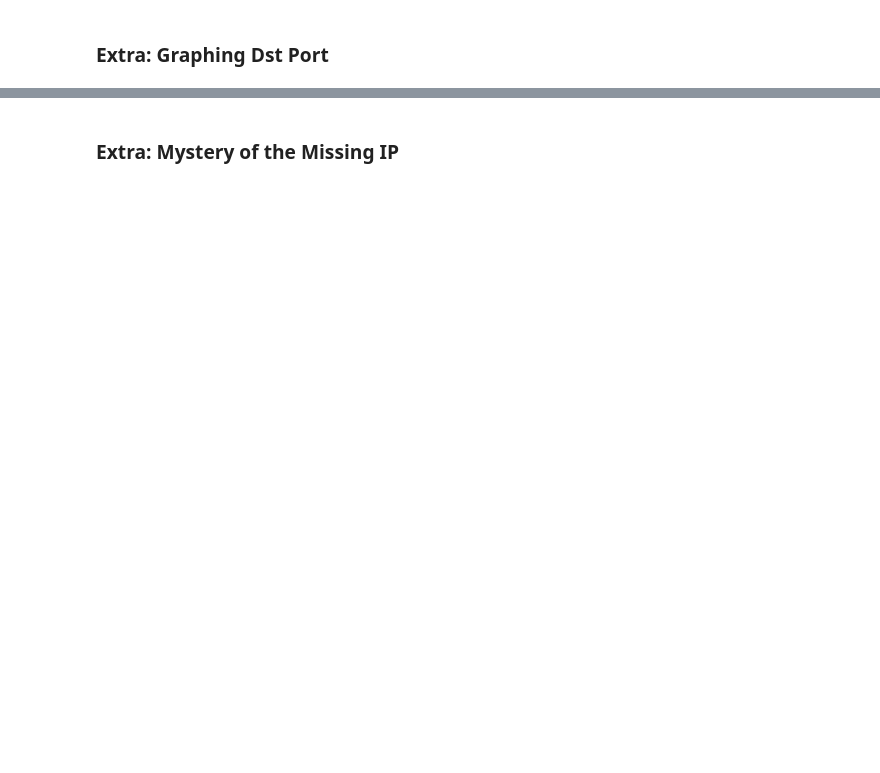
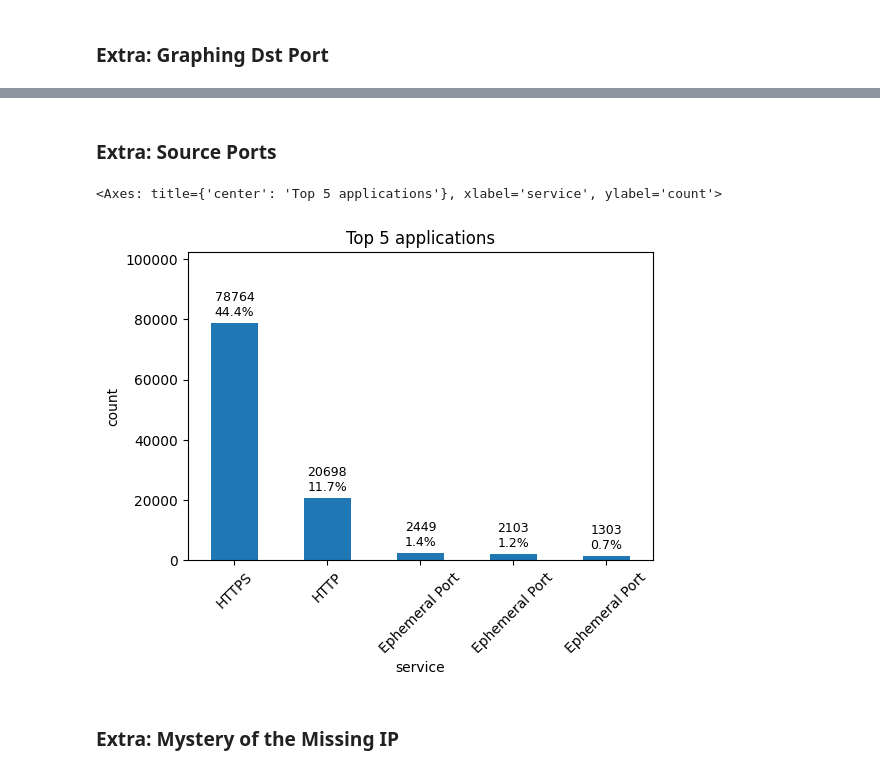
Before and after one commit to KyeYongChoo/SC2008-Computer-Networks-Lab-4, a Jupyter notebook: SCSA_ChooKyeYong.ipynb, the cells around one changed output, grey strips where cells are left out. Cells and saved outputs as stored; diff of their text form; code cells hidden in the pictures; blank space fills up the shorter version.

```diff
--- a/SCSA_ChooKyeYong.ipynb
+++ b/SCSA_ChooKyeYong.ipynb
@@ -349,3 +345,13 @@ draw_1_var_bar_chart("service", df=port_number_df, title = "Top 5 applications",
+# %% [markdown]
+### Extra: Source Ports
+# %%
+port_number_df = df_data_2["src_port"].value_counts().reset_index()
+port_number_df.index += 1
+port_number_df["service"] = pd.to_numeric(port_number_df["src_port"], errors="raise").map(PORT_APP_MAP).fillna("Ephemeral Port")
+draw_1_var_bar_chart("service", df=port_number_df, title = "Top 5 applications", aggregated= True, count_col= "count")
+# %% [output]
+<Axes: title={'center': 'Top 5 applications'}, xlabel='service', ylabel='count'>
+[figure, new version]
 # %% [markdown]
 ### Extra: Mystery of the Missing IP
 # %%
```
Also changed, not shown: parts of 11 cells of this notebook.
